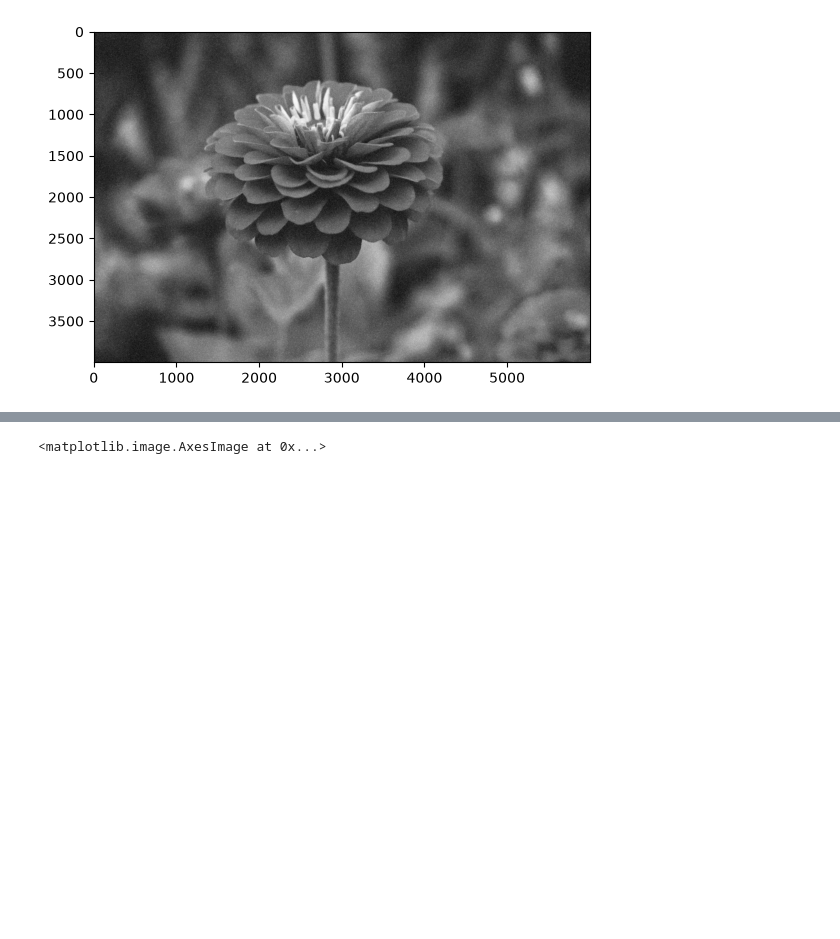
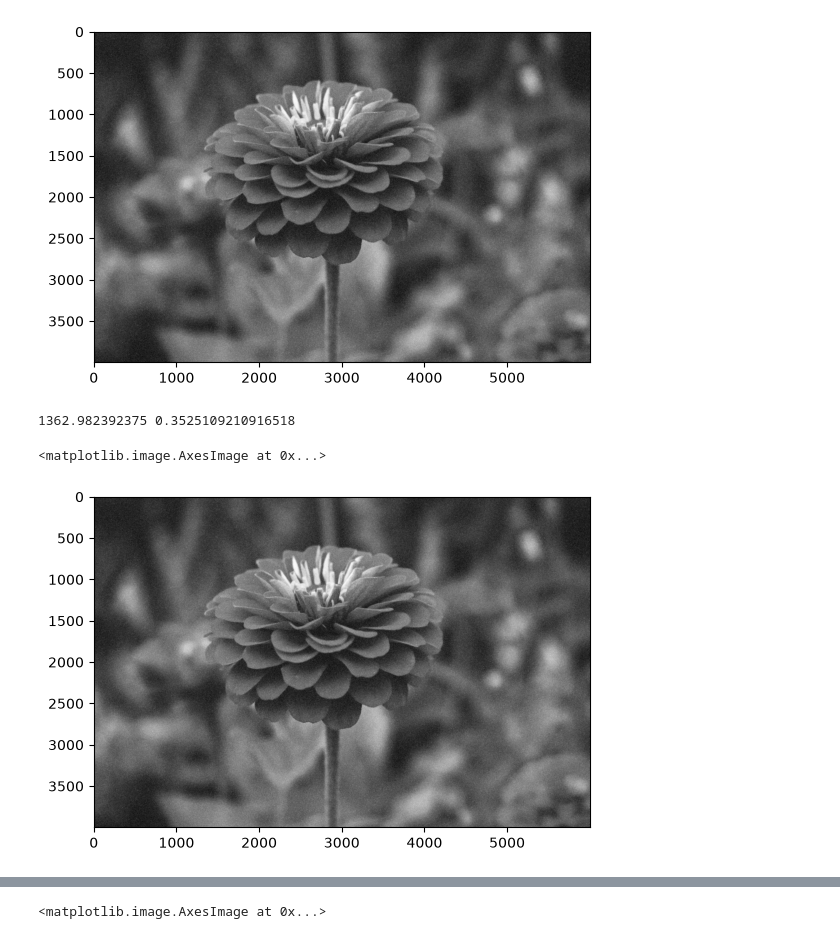
Before and after one commit to 4ne4ka/IP, a Jupyter notebook: Practice_2/IP_Task_2.ipynb, the cells around one changed output, grey strips where cells are left out. Cells and saved outputs as stored; diff of their text form; code cells hidden in the pictures; blank space fills up the shorter version.

```diff
--- a/Practice_2/IP_Task_2.ipynb
+++ b/Practice_2/IP_Task_2.ipynb
@@ -113,6 +161,18 @@ plt.imshow(image_gauss_bilat, cmap="gray")
 # %% [output]
 <matplotlib.image.AxesImage at 0x...>
 [figure]
+# %%
+image_gauss_bilat_150 = cv2.bilateralFilter(image_noise_gauss, 9, 150, 150)
+mse_gauss_bilat = mean_squared_error(image_gray, image_gauss_bilat_150)
+(ssim_gauss_bilat, diff) = structural_similarity(image_gray, image_gauss_bilat_150, full=True)
+print(mse_gauss_bilat, ssim_gauss_bilat)
+# %% [output]
+1362.982392375 0.3525109210916518
+# %%
+plt.imshow(image_gauss_bilat_150, cmap="gray")
+# %% [output]
+<matplotlib.image.AxesImage at 0x...>
+[figure, added]
 # %%
 image_sp_bilat = cv2.bilateralFilter(image_sp, 9, 75, 75)
 mse_sp_bilat = mean_squared_error(image_gray, image_sp_bilat)
```
Also changed, not shown: parts of 27 cells of this notebook.
